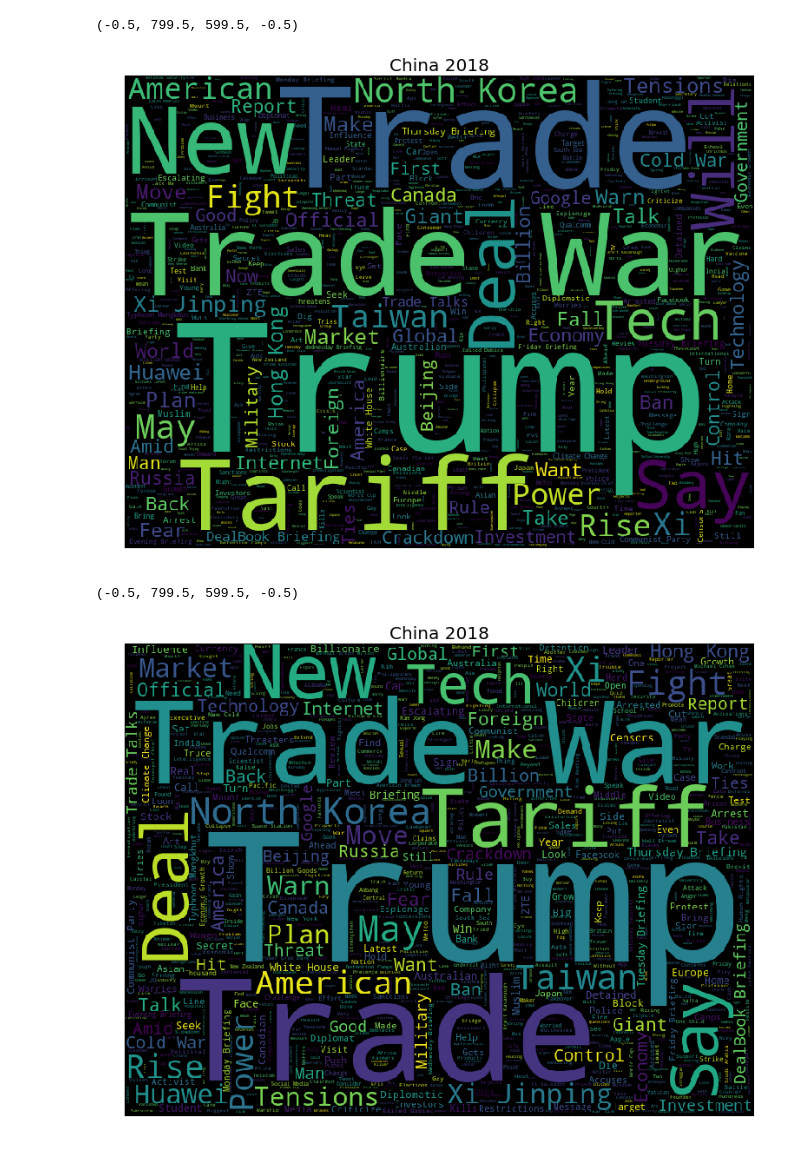
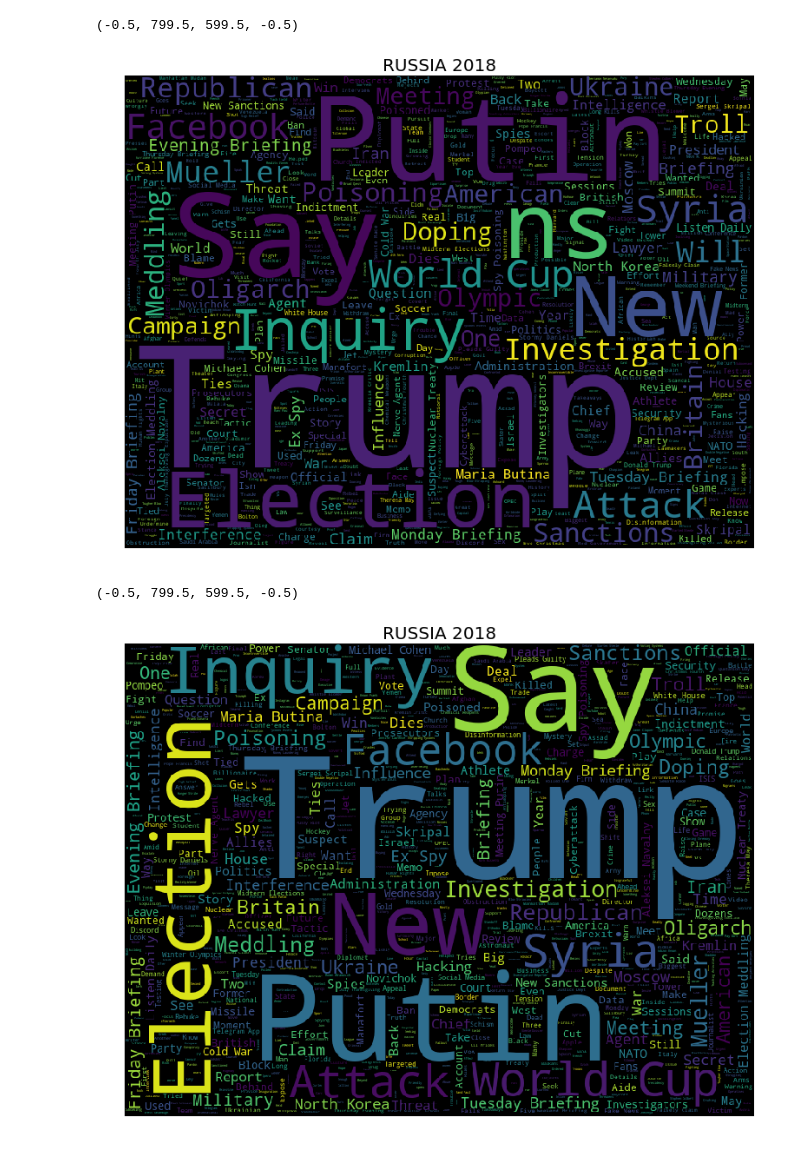
Before and after one commit to JiayueShi/nytimeanalysis, a Jupyter notebook: research.ipynb, the cells around one changed output. Saved outputs shown, nothing was run; the diff lists cells and outputs as text; code cells hidden in the pictures.

Commit message:
Add more countries.

```diff
--- a/research.ipynb
+++ b/research.ipynb
@@ -10,8 +10,12 @@ import plotly.tools as tls
 
 from matplotlib import pyplot as plt
 %matplotlib inline
+# %%
+cur_country = 'russia'
+countries = ['china', 'japan', 'india', 'russia']
+words_remove = {'japan':['Japan', 'Japanese'], 'india':['India', 'Indian'], 'china':['China', 'Chinese'], 'russia':['Russia', 'Russian']}
 # %%
-train = pd.read_csv("./data/china-mentions2018.csv")
+train = pd.read_csv("./data/" + cur_country + "-mentions2018.csv")
 # %%
 train.head()
 # %% [output]
@@ -44,16 +48,16 @@ py.iplot(fig, filename='basic-bar')
 [interactive output not drawn]
 # %%
 # The wordcloud of 2018 simply remove stopwords
-target = " ".join(headlines).replace('China', '').replace('Chinese', '')
+target = " ".join(str(headline) for headline in headlines).replace(words_remove[cur_country][0], '').replace(words_remove[cur_country][1], '')
 wc = WordCloud(max_words=10000, stopwords=STOPWORDS, width=800, height=600)
 wc.generate(target)
 plt.figure(figsize=(20,10))
-plt.title("China 2018", fontsize=20)
+plt.title(cur_country.upper() + " 2018", fontsize=20)
 plt.imshow(wc)
 plt.axis('off')
 # %% [output]
 (-0.5, 799.5, 599.5, -0.5)
-[figure, old version]
+[figure, new version]
 # %%
 import nltk
 # %%
@@ -71,15 +75,15 @@ lemm = WordNetLemmatizer()
 # %%
 taget_lemmatized = [lemm.lemmatize(word) for word in taget_stop_removed]
 # %%
-target_updated = " ".join(taget_lemmatized).replace('China', '').replace('Chinese', '')
+target_updated = " ".join(taget_lemmatized)
 wc = WordCloud(max_words=10000, stopwords=STOPWORDS, width=800, height=600)
 wc.generate(target_updated)
 plt.figure(figsize=(20,10))
-plt.title("China 2018", fontsize=20)
+plt.title(cur_country.upper() + " 2018", fontsize=20)
 plt.imshow(wc)
 plt.axis('off')
 # %% [output]
 (-0.5, 799.5, 599.5, -0.5)
-[figure, old version]
+[figure, new version]
 # %%
 from textblob import TextBlob
```
Also changed, not shown: parts of 5 cells of this notebook, 2 other files.
